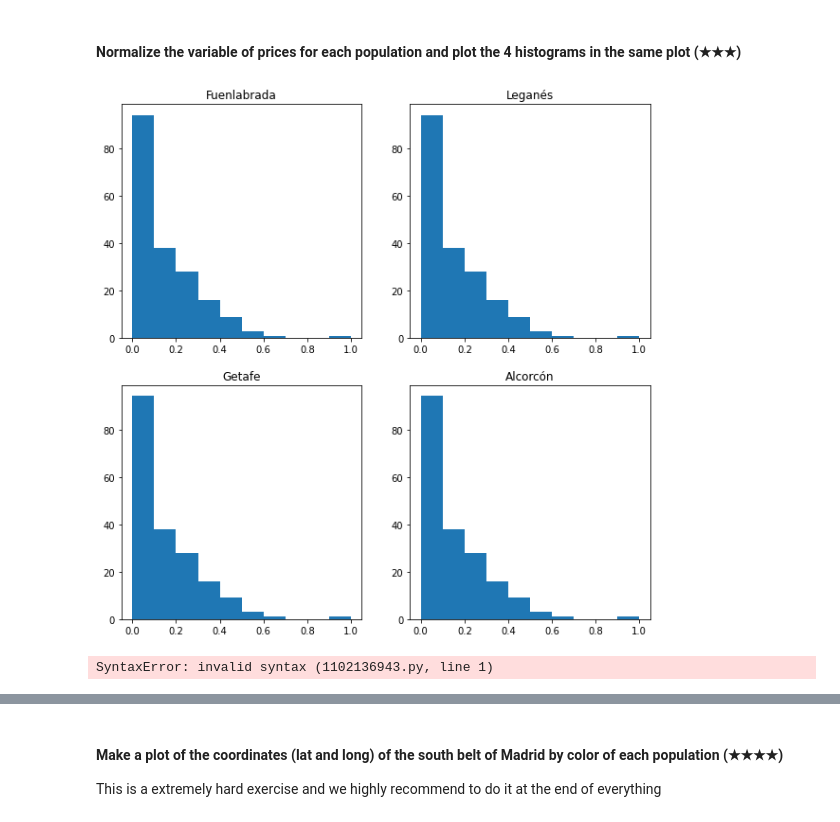
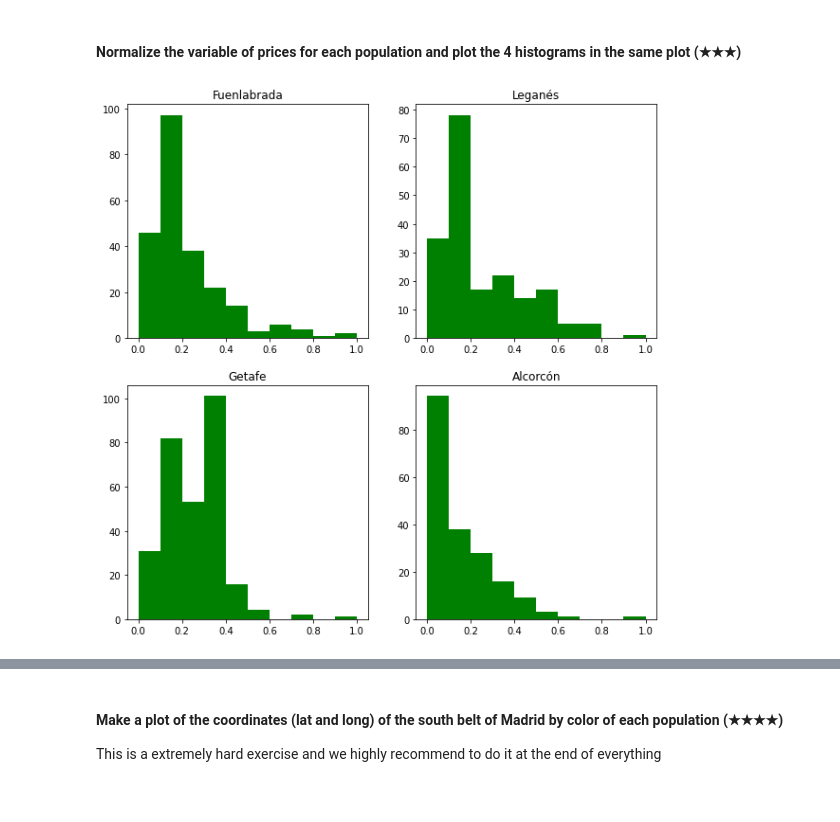
Before and after one commit to 4GeeksAcademy/realestate-datacleanup-exercise, a Jupyter notebook: project.ipynb, the cells around one changed output, grey strips where cells are left out. Drawn from its saved outputs; the diff is of its cells as text; code cells hidden in the pictures.

```diff
--- a/project.ipynb
+++ b/project.ipynb
@@ -225,20 +225,19 @@ df7
 # %%
 plt.figure(figsize= (10,10))
 id_figura=1
+
 for nombre_poblacion in ['Fuenlabrada', 'Leganés', 'Getafe', 'Alcorcón']:
 
+    level5 = df['price'][df['level5'] == nombre_poblacion]
     max= level5.max()
     min= level5.min()
     price_normalize = level5 - min
     price_normalize = price_normalize / (max-min)
 
+
     plt.subplot(2,2,id_figura)
-    plt.hist(price_normalize)
+    plt.hist(price_normalize, color='g')
     id_figura=id_figura+1
     plt.title(nombre_poblacion)
 # %% [output]
-[figure, old version]
+[figure, new version]
-# %%
-def
-# %% [output]
-SyntaxError: invalid syntax (1102136943.py, line 1)
```
Also changed, not shown: parts of 3 cells of this notebook.
